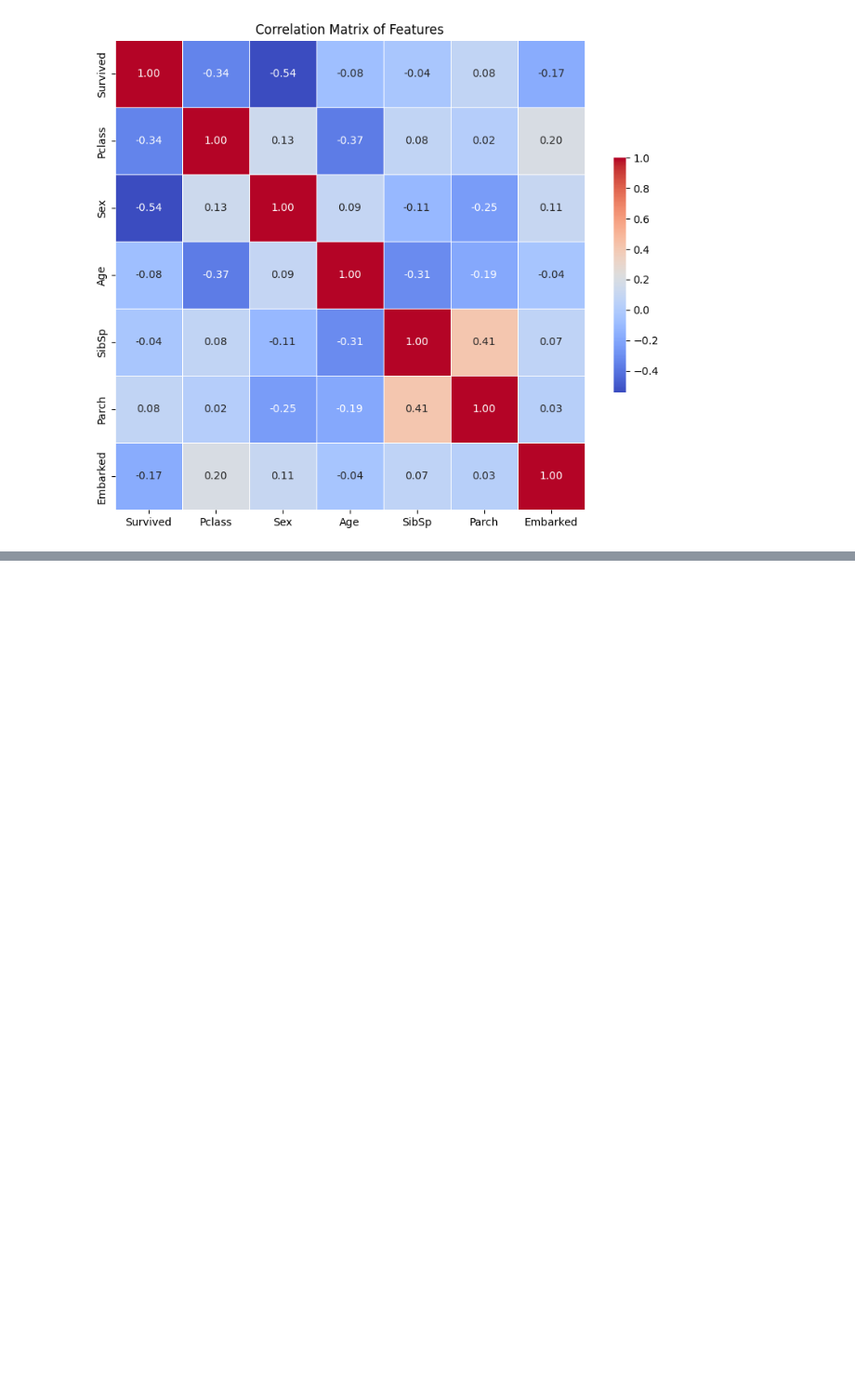
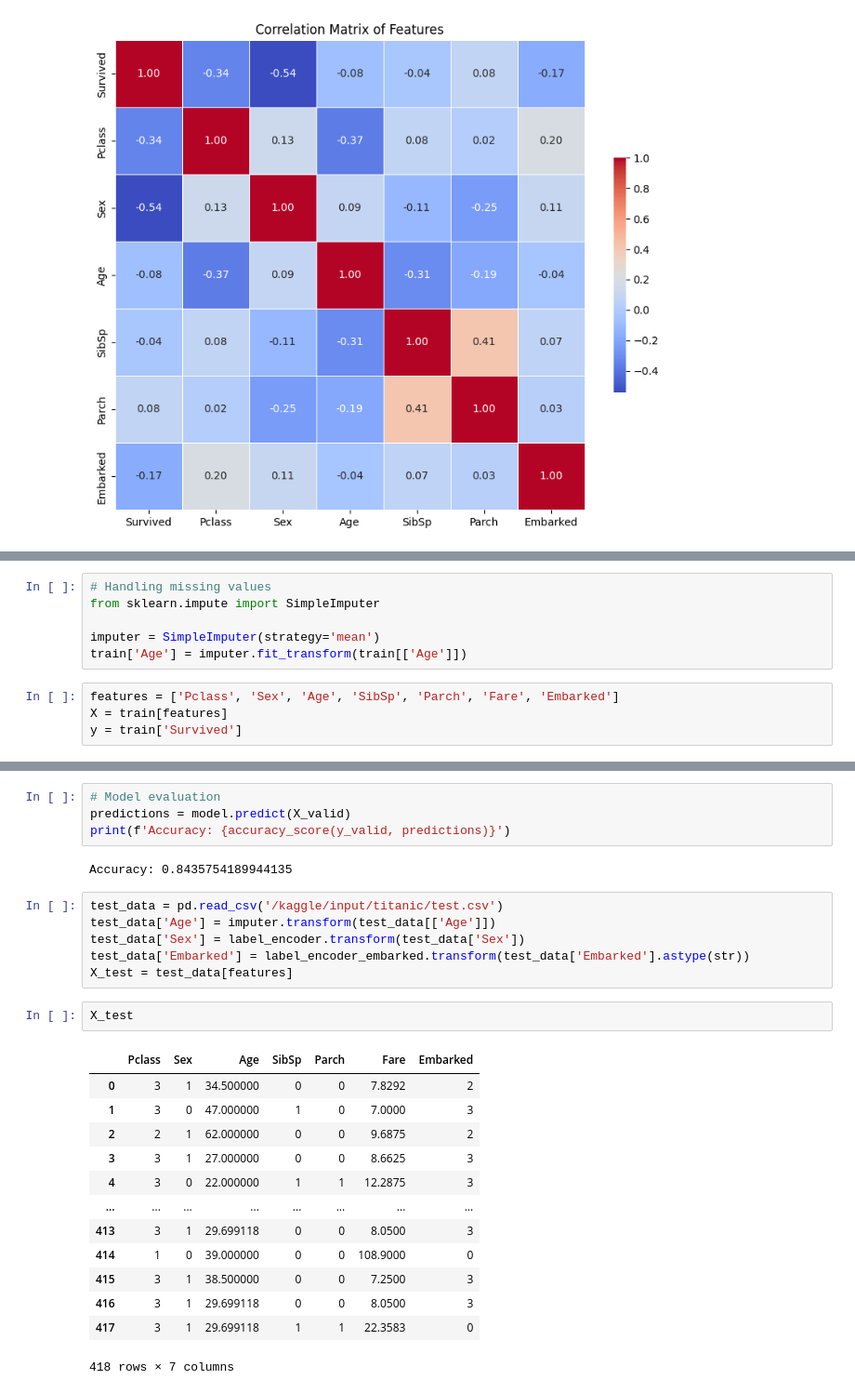
Before and after one commit to pratheeksha11/Titanic_Survival_Prediction_Kaggle, a Jupyter notebook: titanic-survival-prediction.ipynb, the cells around one changed output, grey strips where cells are left out. Shown at 93% size. Cells and saved outputs as stored; diff of their text form; blank space fills up the shorter version.

Commit message:
Kaggle Notebook | Titanic_Survival_Prediction | Version 6

```diff
--- a/titanic-survival-prediction.ipynb
+++ b/titanic-survival-prediction.ipynb
@@ -172,0 +180,10 @@ plt.show()
+# %%
+# Handling missing values
+from sklearn.impute import SimpleImputer
+
+imputer = SimpleImputer(strategy='mean')
+train['Age'] = imputer.fit_transform(train[['Age']])
+# %%
+features = ['Pclass', 'Sex', 'Age', 'SibSp', 'Parch', 'Fare', 'Embarked']
+X = train[features]
+y = train['Survived']
@@ -172,0 +201,28 @@ plt.show()
+# %%
+# Model evaluation
+predictions = model.predict(X_valid)
+print(f'Accuracy: {accuracy_score(y_valid, predictions)}')
+# %% [output]
+Accuracy: 0.8435754189944135
+# %%
+test_data = pd.read_csv('/kaggle/input/titanic/test.csv')
+test_data['Age'] = imputer.transform(test_data[['Age']])
+test_data['Sex'] = label_encoder.transform(test_data['Sex'])
+test_data['Embarked'] = label_encoder_embarked.transform(test_data['Embarked'].astype(str))
+X_test = test_data[features]
+# %%
+X_test
+# %% [output]
+|  | Pclass | Sex | Age | SibSp | Parch | Fare | Embarked |
+| 0 | 3 | 1 | 34.500000 | 0 | 0 | 7.8292 | 2 |
+| 1 | 3 | 0 | 47.000000 | 1 | 0 | 7.0000 | 3 |
+| 2 | 2 | 1 | 62.000000 | 0 | 0 | 9.6875 | 2 |
+| 3 | 3 | 1 | 27.000000 | 0 | 0 | 8.6625 | 3 |
+| 4 | 3 | 0 | 22.000000 | 1 | 1 | 12.2875 | 3 |
+| ... | ... | ... | ... | ... | ... | ... | ... |
+| 413 | 3 | 1 | 29.699118 | 0 | 0 | 8.0500 | 3 |
+| 414 | 1 | 0 | 39.000000 | 0 | 0 | 108.9000 | 0 |
+| 415 | 3 | 1 | 38.500000 | 0 | 0 | 7.2500 | 3 |
+| 416 | 3 | 1 | 29.699118 | 0 | 0 | 8.0500 | 3 |
+| 417 | 3 | 1 | 29.699118 | 1 | 1 | 22.3583 | 0 |
+418 rows × 7 columns
```
Also changed, not shown: parts of 11 cells of this notebook.
